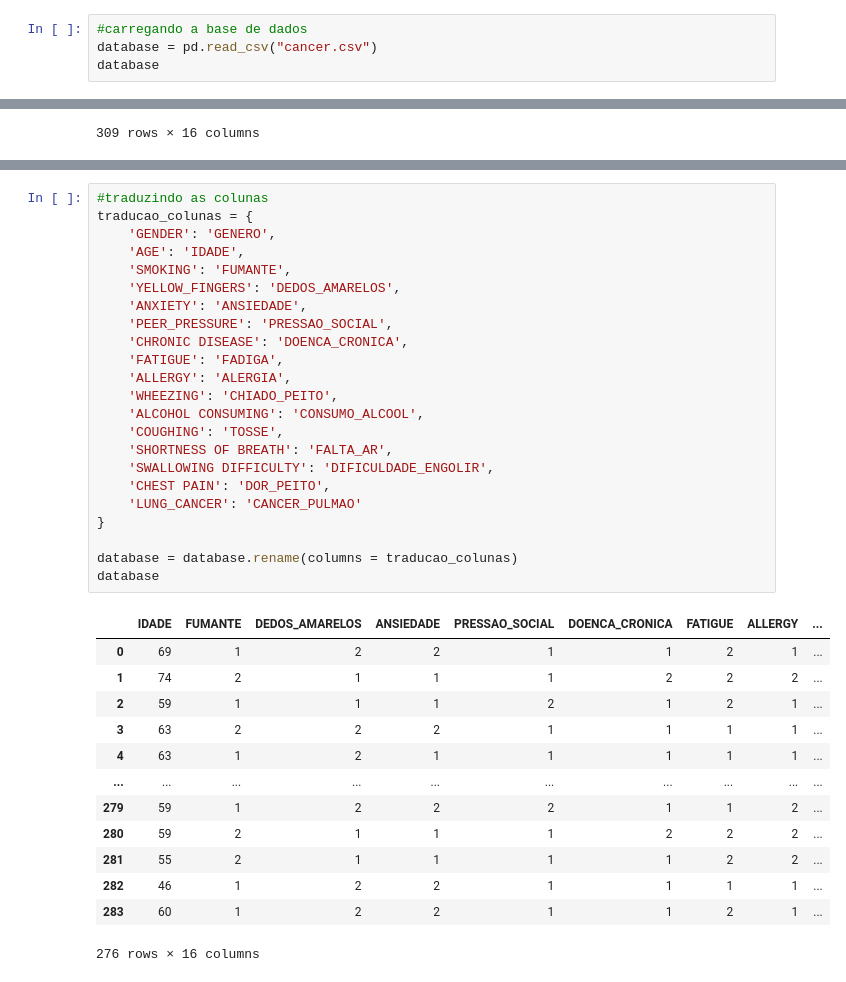
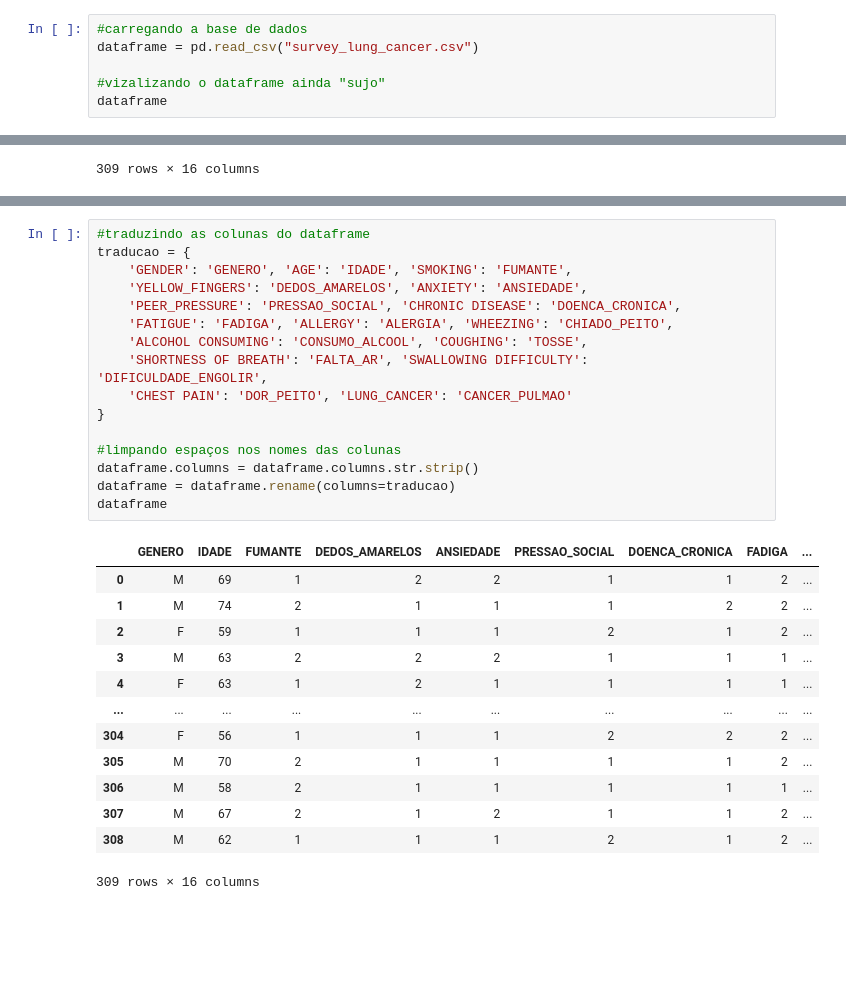
Before and after one commit to Luidy-Costa/project, a Jupyter notebook: lung-cancer-ml/lung_cancer_prediction.ipynb, the cells around one changed output, grey strips where cells are left out. Saved outputs shown, nothing was run; the diff lists cells and outputs as text; blank space fills up the shorter version.

```diff
--- a/lung-cancer-ml/lung_cancer_prediction.ipynb
+++ b/lung-cancer-ml/lung_cancer_prediction.ipynb
@@ -16,7 +23,9 @@ from sklearn.metrics import accuracy_score
 # %%
 #carregando a base de dados
-database = pd.read_csv("cancer.csv")
-database
+dataframe = pd.read_csv("survey_lung_cancer.csv")
+
+#vizalizando o dataframe ainda "sujo"
+dataframe
 # %% [output]
 |  | GENDER | AGE | SMOKING | YELLOW_FINGERS | ANXIETY | PEER_PRESSURE | CHRONIC DISEASE | FATIGUE | ALLERGY | ... |
 | 0 | M | 69 | 1 | 2 | 2 | 1 | 1 | 2 | 1 | ... |
@@ -87,37 +43,30 @@ for i in database.columns:
 # %%
-#traduzindo as colunas
-traducao_colunas = {
-    'GENDER': 'GENERO',
-    'AGE': 'IDADE',
-    'SMOKING': 'FUMANTE',
-    'YELLOW_FINGERS': 'DEDOS_AMARELOS',
-    'ANXIETY': 'ANSIEDADE',
-    'PEER_PRESSURE': 'PRESSAO_SOCIAL',
-    'CHRONIC DISEASE': 'DOENCA_CRONICA',
-    'FATIGUE': 'FADIGA',
-    'ALLERGY': 'ALERGIA',
-    'WHEEZING': 'CHIADO_PEITO',
-    'ALCOHOL CONSUMING': 'CONSUMO_ALCOOL',
-    'COUGHING': 'TOSSE',
-    'SHORTNESS OF BREATH': 'FALTA_AR',
-    'SWALLOWING DIFFICULTY': 'DIFICULDADE_ENGOLIR',
-    'CHEST PAIN': 'DOR_PEITO',
-    'LUNG_CANCER': 'CANCER_PULMAO'
+#traduzindo as colunas do dataframe
+traducao = {
+    'GENDER': 'GENERO', 'AGE': 'IDADE', 'SMOKING': 'FUMANTE',
+    'YELLOW_FINGERS': 'DEDOS_AMARELOS', 'ANXIETY': 'ANSIEDADE',
+    'PEER_PRESSURE': 'PRESSAO_SOCIAL', 'CHRONIC DISEASE': 'DOENCA_CRONICA',
+    'FATIGUE': 'FADIGA', 'ALLERGY': 'ALERGIA', 'WHEEZING': 'CHIADO_PEITO',
+    'ALCOHOL CONSUMING': 'CONSUMO_ALCOOL', 'COUGHING': 'TOSSE',
+    'SHORTNESS OF BREATH': 'FALTA_AR', 'SWALLOWING DIFFICULTY': 'DIFICULDADE_ENGOLIR',
+    'CHEST PAIN': 'DOR_PEITO', 'LUNG_CANCER': 'CANCER_PULMAO'
 }
 
-database = database.rename(columns = traducao_colunas)
-database
+#limpando espaços nos nomes das colunas
+dataframe.columns = dataframe.columns.str.strip()
+dataframe = dataframe.rename(columns=traducao)
+dataframe
 # %% [output]
-|  | IDADE | FUMANTE | DEDOS_AMARELOS | ANSIEDADE | PRESSAO_SOCIAL | DOENCA_CRONICA | FATIGUE | ALLERGY | ... |
-| 0 | 69 | 1 | 2 | 2 | 1 | 1 | 2 | 1 | ... |
-| 1 | 74 | 2 | 1 | 1 | 1 | 2 | 2 | 2 | ... |
-| 2 | 59 | 1 | 1 | 1 | 2 | 1 | 2 | 1 | ... |
-| 3 | 63 | 2 | 2 | 2 | 1 | 1 | 1 | 1 | ... |
-| 4 | 63 | 1 | 2 | 1 | 1 | 1 | 1 | 1 | ... |
+|  | GENERO | IDADE | FUMANTE | DEDOS_AMARELOS | ANSIEDADE | PRESSAO_SOCIAL | DOENCA_CRONICA | FADIGA | ... |
+| 0 | M | 69 | 1 | 2 | 2 | 1 | 1 | 2 | ... |
+| 1 | M | 74 | 2 | 1 | 1 | 1 | 2 | 2 | ... |
+| 2 | F | 59 | 1 | 1 | 1 | 2 | 1 | 2 | ... |
+| 3 | M | 63 | 2 | 2 | 2 | 1 | 1 | 1 | ... |
+| 4 | F | 63 | 1 | 2 | 1 | 1 | 1 | 1 | ... |
 | ... | ... | ... | ... | ... | ... | ... | ... | ... | ... |
-| 279 | 59 | 1 | 2 | 2 | 2 | 1 | 1 | 2 | ... |
-| 280 | 59 | 2 | 1 | 1 | 1 | 2 | 2 | 2 | ... |
-| 281 | 55 | 2 | 1 | 1 | 1 | 1 | 2 | 2 | ... |
-| 282 | 46 | 1 | 2 | 2 | 1 | 1 | 1 | 1 | ... |
-| 283 | 60 | 1 | 2 | 2 | 1 | 1 | 2 | 1 | ... |
+| 304 | F | 56 | 1 | 1 | 1 | 2 | 2 | 2 | ... |
+| 305 | M | 70 | 2 | 1 | 1 | 1 | 1 | 2 | ... |
+| 306 | M | 58 | 2 | 1 | 1 | 1 | 1 | 1 | ... |
+| 307 | M | 67 | 2 | 1 | 2 | 1 | 1 | 2 | ... |
+| 308 | M | 62 | 1 | 1 | 1 | 2 | 1 | 2 | ... |
-276 rows × 16 columns
+309 rows × 16 columns
```
Also changed, not shown: parts of 23 cells of this notebook, 1 other file.
